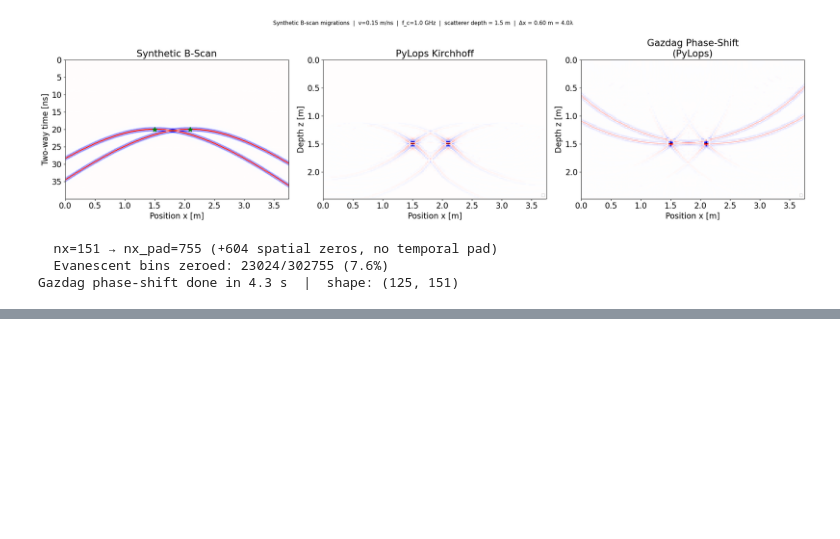
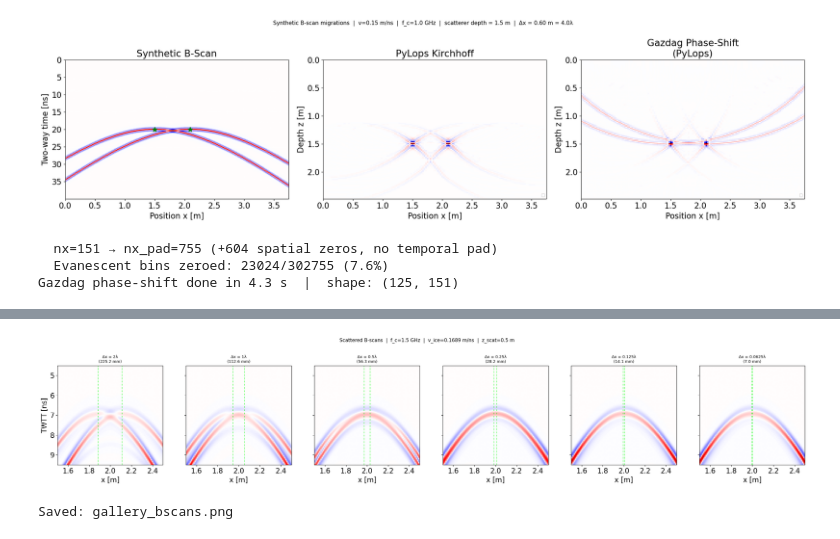
Before and after one commit to ConnervanK/Thesiss, a Jupyter notebook: TimeLapse_Notebooks/B_Scan_Migration_Playground.ipynb, the cells around one changed output, grey strips where cells are left out. Cells and saved outputs as stored; diff of their text form; code cells hidden in the pictures; blank space fills up the shorter version.

```diff
--- a/TimeLapse_Notebooks/B_Scan_Migration_Playground.ipynb
+++ b/TimeLapse_Notebooks/B_Scan_Migration_Playground.ipynb
@@ -766,7 +766,7 @@ for ix in range(nx_syn):
     data_synth[:, ix] = np.convolve(data_synth[:, ix], wavelet, mode='same')
 
 # # --- 2. Apply Kirchhoff Migration ---
-# z_syn = np.arange(0, 2.5, 0.02)  # Depth axis [m]
+z_syn = np.arange(0, 2.5, 0.02)  # Depth axis [m]
 # img_syn = kirchhoff_migration(data_synth, x_syn, t_syn, z_syn, v_syn)
 
 # --- 2.5 Apply Deconvolution & Migrate ---
@@ -1237,0 +1516,33 @@ Gazdag phase-shift done in 4.3 s  |  shape: (125, 151)
+# %%
+# Figure 1 — B-scan gallery (1 row × N cols, scattered field zoomed)
+
+_n = len(rs_results)
+_fig1, _axes1 = plt.subplots(1, _n, figsize=(4.2 * _n, 5), sharey=True)
+if _n == 1:
+    _axes1 = [_axes1]
+
+for _ax, r in zip(_axes1, rs_results):
+    _p = np.percentile(np.abs(r['bscan_sc']), 99)
+    _ax.imshow(r['bscan_sc'].T, aspect='auto', cmap='seismic',
+               vmin=-_p, vmax=_p,
+               extent=[x_traces[0], x_traces[-1], r['time_ns'][-1], 0],
+               origin='upper')
+    _ax.set_xlim(1.5, 2.5)
+    _ax.set_ylim(9.5, 4.5)
+    _ax.axvline(r['xs1'], color='lime', ls=':', lw=1.2)
+    _ax.axvline(r['xs2'], color='lime', ls=':', lw=1.2)
+    _ax.set_title(f'Δx = {r["factor"]:g}λ\n({r["delta_m"]*1e3:.1f} mm)', fontsize=9)
+    _ax.set_xlabel('x [m]')
+
+_axes1[0].set_ylabel('TWTT [ns]')
+_fig1.suptitle(
+    f'Scattered B-scans  |  f_c={f_c_GHz} GHz  |  v_ice={v_ice:.4f} m/ns  |  z_scat={z_scat} m',
+    fontsize=11
+)
+plt.tight_layout()
+plt.savefig(STUDY_ROOT / 'gallery_bscans.png', dpi=150, bbox_inches='tight')
+plt.show()
+print('Saved: gallery_bscans.png')
+# %% [output]
+[figure, added]
+Saved: gallery_bscans.png
```
Also changed, not shown: parts of 6 cells of this notebook, 2 other files.
